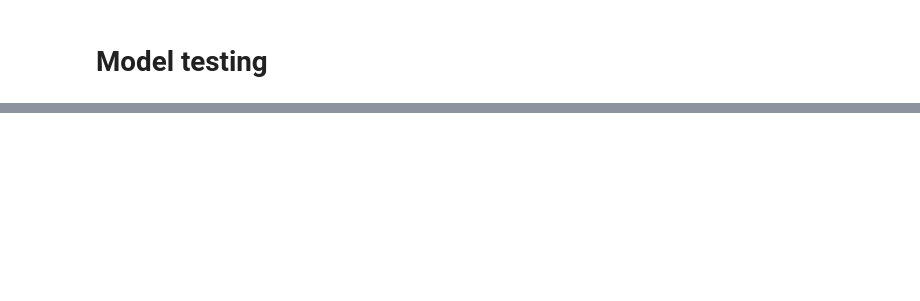
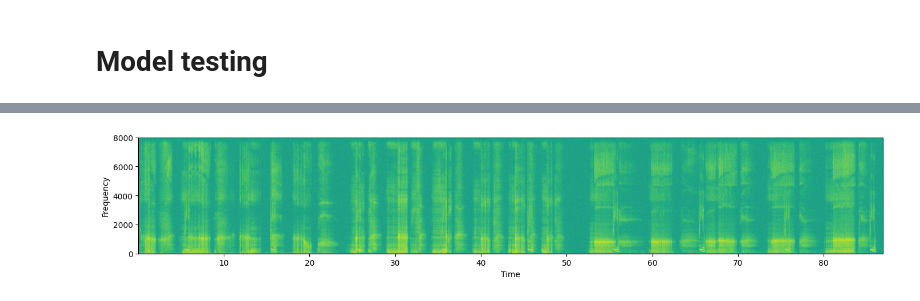
Before and after one commit to Chr728/Compass, a Jupyter notebook: snoringAI/snoringAI.ipynb, the cells around one changed output, grey strips where cells are left out. Cells and saved outputs as stored; diff of their text form; code cells hidden in the pictures; blank space fills up the shorter version.

```diff
--- a/snoringAI/snoringAI.ipynb
+++ b/snoringAI/snoringAI.ipynb
@@ -413,0 +443,17 @@ plt.show()
+# %%
+test_audio = os.path.join('./test_audio_short2.mp3')
+
+# loads the audio file, resamples it to 16KHz, and converts it to a tensor
+wave = load_audio_to_tensor(test_audio)
+# %%
+power = sum(wave * 2) / len(wave)   # audio signal power
+SNR = 3.5                           # signal-to-noise ratio
+SNR_linear = 10 ** (SNR / 10)       # convert SNR to linear scale
+noise_power = power / SNR_linear    # noise power
+
+# add noise to audio to simulate environment
+noise = np.random.normal(0, noise_power ** 0.5, wave.shape)  # generate noise
+wave = (wave + noise) * 32768.0     # add noise to the audio signal
+tensor_wave = tf.convert_to_tensor(wave, dtype=tf.float32)  # convert to tensor
+min_wave = min(wave)
+print(tensor_wave)
@@ -413,0 +522,14 @@ plt.show()
+# %%
+# plot the audio file with the snoring intervals using a spectrogram
+spectrogram = tf.signal.stft(wave, frame_length=320, frame_step=32)
+spectrogram = tf.abs(spectrogram)
+spectrogram = tf.expand_dims(spectrogram, axis=2)
+
+plot_b = plt.subplot(211)
+plot_b.specgram(wave, NFFT=1024, Fs=16000, noverlap=900)
+plot_b.set_xlabel('Time')
+plot_b.set_ylabel('Frequency')
+
+plt.show()
+# %% [output]
+[figure, added]
```
Also changed, not shown: parts of 19 cells of this notebook, 3 other files.
